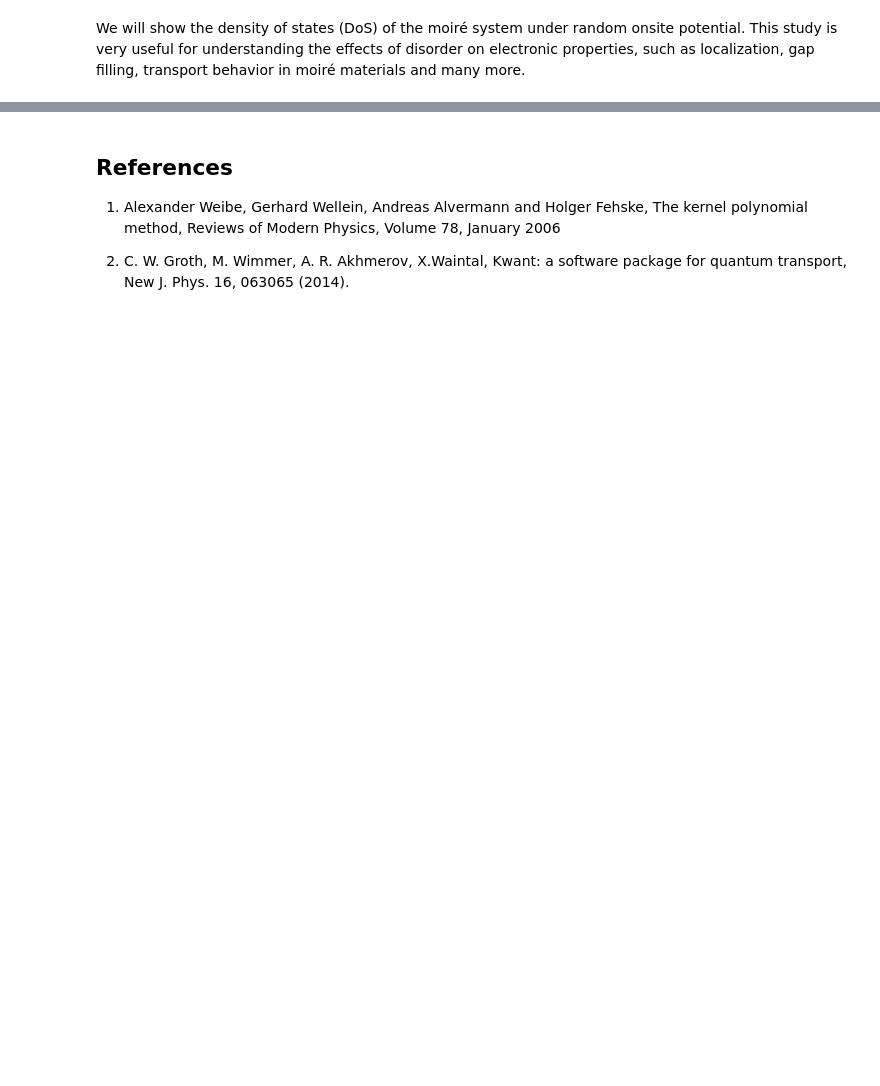
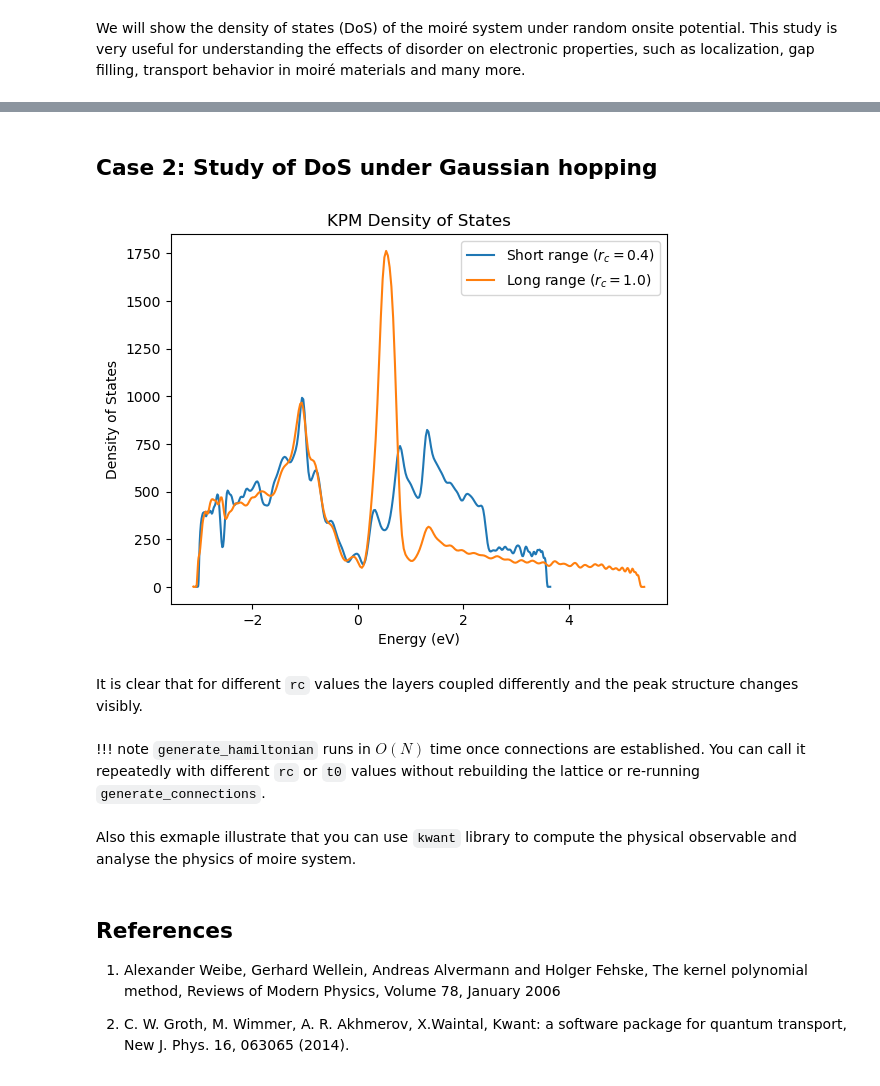
Before and after one commit to jabed-umar/MoirePy, a Jupyter notebook: docs/theory/DoS_Calculation.ipynb, the cells around one changed output, grey strips where cells are left out. Drawn from its saved outputs; the diff is of its cells as text; code cells hidden in the pictures; blank space fills up the shorter version.

```diff
--- a/docs/theory/DoS_Calculation.ipynb
+++ b/docs/theory/DoS_Calculation.ipynb
@@ -114,0 +118,2 @@ the strength of the onside disorder is w: 0.6132027676709881
+# %% [markdown]
+## Case 2: Study of DoS under Gaussian hopping
@@ -115,3 +127,52 @@ the strength of the onside disorder is w: 0.6132027676709881
+# %%
+T0      =  0.5  # inter-layer amplitude at r=0
+RC      =  1.0  # Gaussian decay length
+
+ham = lattice.generate_hamiltonian(
+    tll=1,           # float: same hop for every intra-lower bond
+    tuu=1,           # float: same hop for every intra-upper bond
+    tul=gaussian_inter,    # callable
+    tlu=gaussian_inter,    # callable (tlu = tul dagger for a Hermitian system)
+    tlself=0.0,            # float: zero on-site energy
+    tuself=0.0,            # float: zero on-site energy
+    extra_inputs={"t0": T0, "rc": RC},
+).toarray()
+# %%
+def get_kpm_dos(rc):
+    sys = lattice.generate_hamiltonian(
+        tll=1, tuu=1,
+        tul=gaussian_inter, tlu=gaussian_inter,
+        extra_inputs={"t0": T0, "rc": rc},
+    ).toarray()
+
+
+    spectrum = kwant.kpm.SpectralDensity(sys, params=None, operator=None, num_vectors=20, num_moments=200)
+    ## adjust num_vectors and num_moments for better accuracy
+    energies, densities = spectrum()
+
+    return energies, densities
+# %%
+for rc, label in zip(
+    [0.4, 1.0],
+    [r"Short range ($r_c = 0.4$)", r"Long range ($r_c = 1.0$)"],
+):
+    energies, densities = get_kpm_dos(rc)
+    plt.plot(energies, densities, label=label)
+
+plt.xlabel("Energy (eV)")
+plt.ylabel("Density of States")
+plt.title("KPM Density of States")
+plt.legend()
+plt.show()
+# %% [output]
+[figure, added]
+# %% [markdown]
+It is clear that for different `rc` values the layers coupled differently and the peak structure changes visibly.
+# %% [markdown]
+!!! note
+    `generate_hamiltonian` runs in $O(N)$ time once connections are established. You can call it repeatedly with different `rc` or `t0` values without rebuilding the lattice or re-running `generate_connections`.
+# %% [markdown]
+Also this exmaple illustrate that you can use `kwant` library to compute the physical observable and analyse the physics of moire system.
 # %% [markdown]
 ## References
 1. Alexander Weibe, Gerhard Wellein, Andreas Alvermann and Holger Fehske, The kernel polynomial method, Reviews of Modern Physics, Volume 78, January 2006
```
Also changed, not shown: parts of 4 cells of this notebook, 1 other file.
